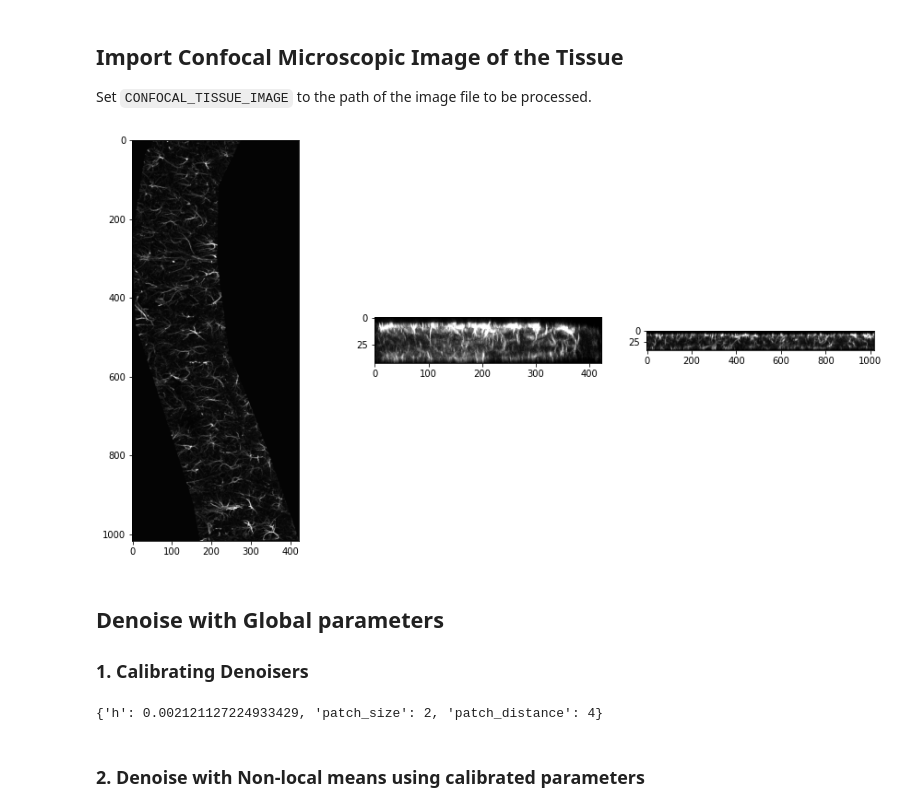
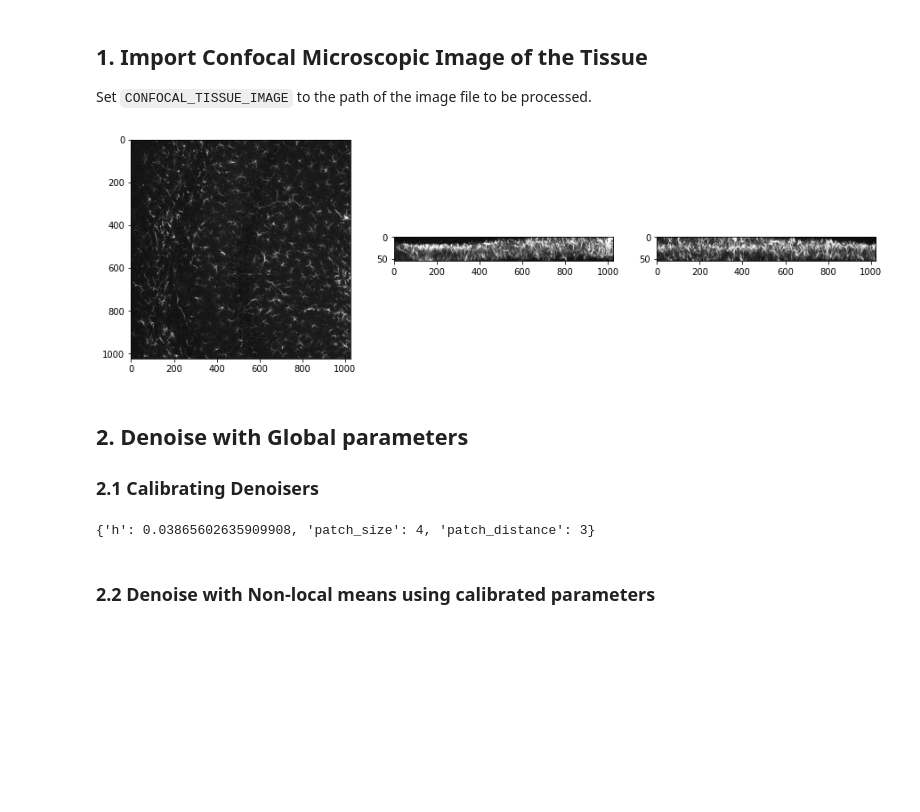
Before and after one commit to swanandlab/SMorph, a Jupyter notebook: autocrop.ipynb, the cells around one changed output. Drawn from its saved outputs; the diff is of its cells as text; code cells hidden in the pictures; blank space fills up the shorter version.

```diff
--- a/autocrop.ipynb
+++ b/autocrop.ipynb
@@ -13,26 +21,26 @@ on_colab = 'google.colab' in str(get_ipython())
 # %% [markdown]
-## Import Confocal Microscopic Image of the Tissue
+## 1. Import Confocal Microscopic Image of the Tissue
 
 Set `CONFOCAL_TISSUE_IMAGE` to the path of the image file to be processed.
 # %%
-CONFOCAL_TISSUE_IMAGE = 'Datasets/C1-DNSC 8 SEC 1 HILUS-1.tif'
+CONFOCAL_TISSUE_IMAGE = 'Datasets/autocrop/C1-M1_LEFT_CA1.tif'
 
 original = ac.import_confocal_image(CONFOCAL_TISSUE_IMAGE)
 ac.projectXYZ(original, .5, .5, 1)
 # %% [output]
-[figure, old version]
+[figure, new version]
 # %% [markdown]
-## Denoise with Global parameters
+## 2. Denoise with Global parameters
 
-### 1. Calibrating Denoisers
+### 2.1 Calibrating Denoisers
 # %%
 denoiser = ac.calibrate_nlm_denoiser(original)
 denoise_parameters = denoiser.keywords['denoiser_kwargs']
 denoise_parameters
 # %% [output]
-{'h': 0.002121127224933429, 'patch_size': 2, 'patch_distance': 4}
+{'h': 0.03865602635909908, 'patch_size': 4, 'patch_distance': 3}
 # %% [markdown]
-### 2. Denoise with Non-local means using calibrated parameters
+### 2.2 Denoise with Non-local means using calibrated parameters
 # %%
 denoised = ac.denoise(original, denoise_parameters)
 ac.projectXYZ(denoised, .5, .5, 1)
```
Also changed, not shown: parts of 25 cells of this notebook, 3 other files.
